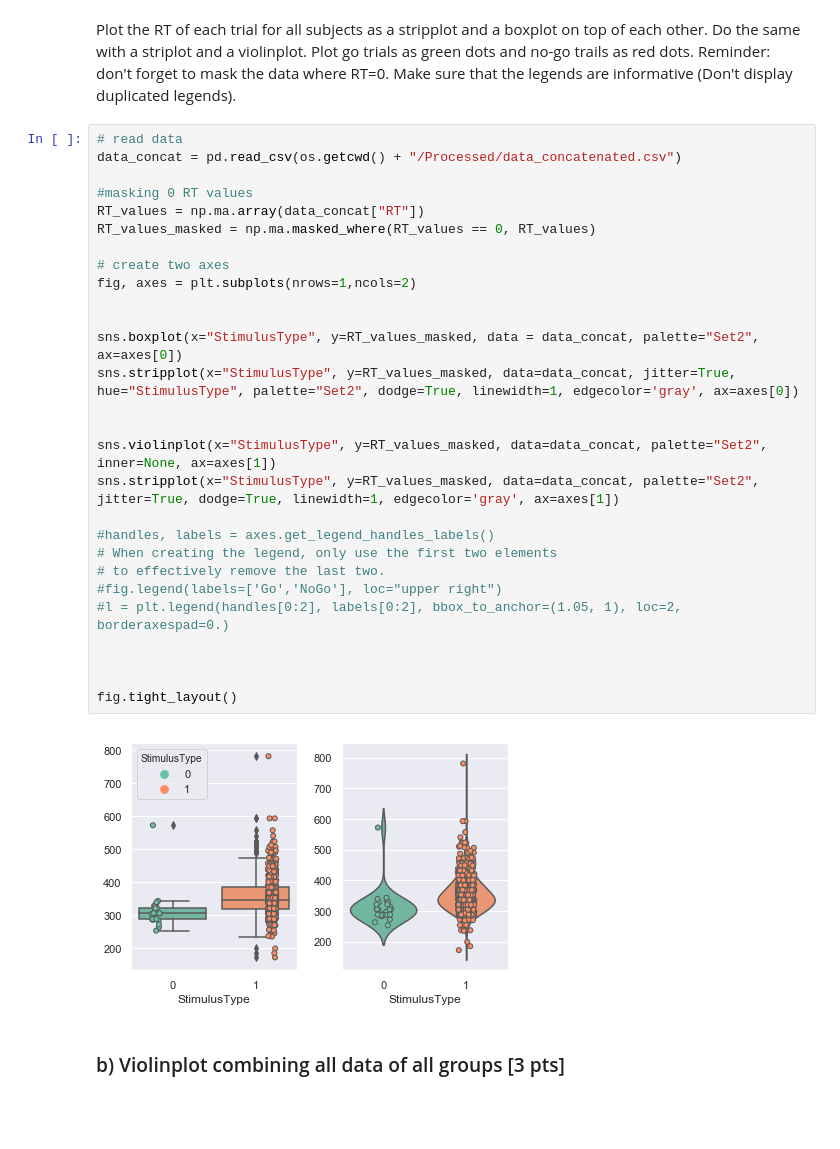
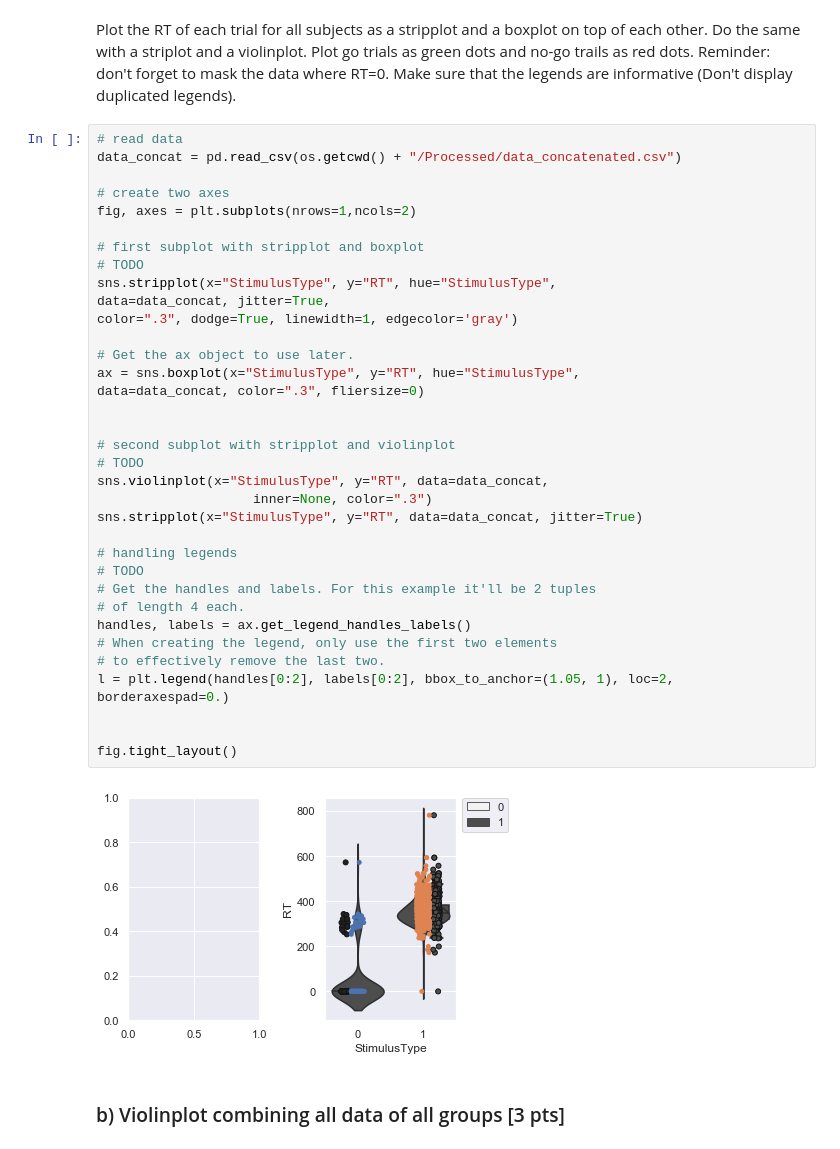
Before and after one commit to NBP-ACC/week-4-acc_8, a Jupyter notebook: sheet02.ipynb, the cells around one changed output. Saved outputs shown, nothing was run; the diff lists cells and outputs as text; blank space fills up the shorter version.

```diff
--- a/sheet02.ipynb
+++ b/sheet02.ipynb
@@ -130,33 +128,40 @@ Plot the RT of each trial for all subjects as a stripplot and a boxplot on top o
 # %%
 # read data
 data_concat = pd.read_csv(os.getcwd() + "/Processed/data_concatenated.csv")
 
-#masking 0 RT values
-RT_values = np.ma.array(data_concat["RT"])
-RT_values_masked = np.ma.masked_where(RT_values == 0, RT_values)
-
 # create two axes
 fig, axes = plt.subplots(nrows=1,ncols=2)
 
+# first subplot with stripplot and boxplot
+# TODO
+sns.stripplot(x="StimulusType", y="RT", hue="StimulusType",
+data=data_concat, jitter=True,
+color=".3", dodge=True, linewidth=1, edgecolor='gray')
 
-sns.boxplot(x="StimulusType", y=RT_values_masked, data = data_concat, palette="Set2", ax=axes[0])
-sns.stripplot(x="StimulusType", y=RT_values_masked, data=data_concat, jitter=True, hue="StimulusType", palette="Set2", dodge=True, linewidth=1, edgecolor='gray', ax=axes[0])
+# Get the ax object to use later.
+ax = sns.boxplot(x="StimulusType", y="RT", hue="StimulusType",
+data=data_concat, color=".3", fliersize=0)
 
 
-sns.violinplot(x="StimulusType", y=RT_values_masked, data=data_concat, palette="Set2", inner=None, ax=axes[1])
-sns.stripplot(x="StimulusType", y=RT_values_masked, data=data_concat, palette="Set2", jitter=True, dodge=True, linewidth=1, edgecolor='gray', ax=axes[1])
+# second subplot with stripplot and violinplot
+# TODO
+sns.violinplot(x="StimulusType", y="RT", data=data_concat,
+                    inner=None, color=".3")
+sns.stripplot(x="StimulusType", y="RT", data=data_concat, jitter=True)
 
-#handles, labels = axes.get_legend_handles_labels()
+# handling legends
+# TODO
+# Get the handles and labels. For this example it'll be 2 tuples
+# of length 4 each.
+handles, labels = ax.get_legend_handles_labels()
 # When creating the legend, only use the first two elements
 # to effectively remove the last two.
-#fig.legend(labels=['Go','NoGo'], loc="upper right")
-#l = plt.legend(handles[0:2], labels[0:2], bbox_to_anchor=(1.05, 1), loc=2, borderaxespad=0.)
-
+l = plt.legend(handles[0:2], labels[0:2], bbox_to_anchor=(1.05, 1), loc=2, borderaxespad=0.)
 
 
 fig.tight_layout()
 # %% [output]
-[figure, old version]
+[figure, new version]
 # %% [markdown]
 ### b) Violinplot combining all data of all groups [3 pts]
 # %% [markdown]
```
Also changed, not shown: parts of 7 cells of this notebook.
